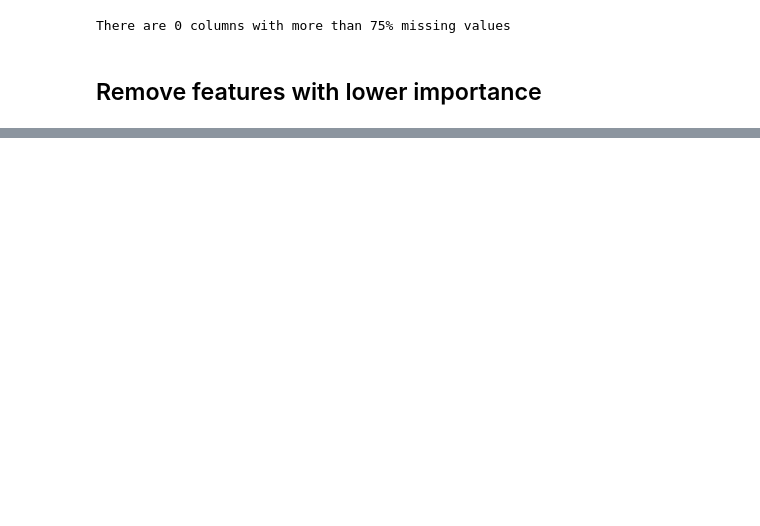
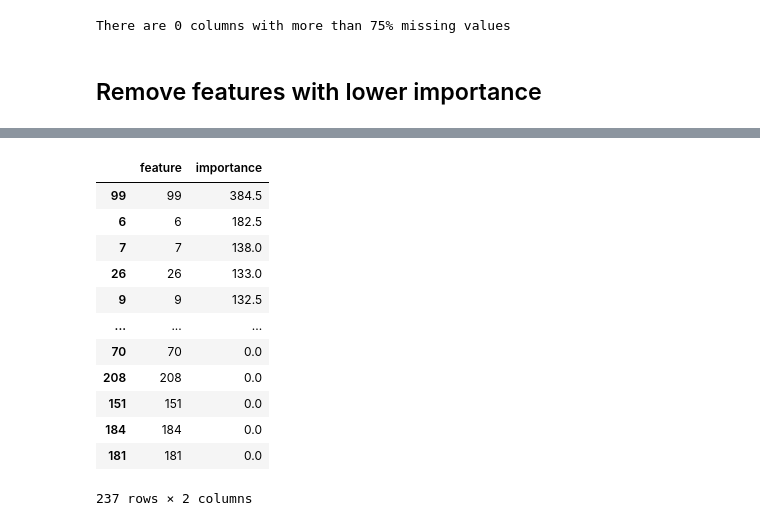
Before and after one commit to roenchina/FinTech_DefaultRisk, a Jupyter notebook: feature_engineering.ipynb, the cells around one changed output, grey strips where cells are left out. Cells and saved outputs as stored; diff of their text form; code cells hidden in the pictures; blank space fills up the shorter version.

```diff
--- a/feature_engineering.ipynb
+++ b/feature_engineering.ipynb
@@ -404,3 +420,19 @@ feature_importances.head()
+# %%
+feature_importances
+# %% [output]
+|  | feature | importance |
+| 99 | 99 | 384.5 |
+| 6 | 6 | 182.5 |
+| 7 | 7 | 138.0 |
+| 26 | 26 | 133.0 |
+| 9 | 9 | 132.5 |
+| ... | ... | ... |
+| 70 | 70 | 0.0 |
+| 208 | 208 | 0.0 |
+| 151 | 151 | 0.0 |
+| 184 | 184 | 0.0 |
+| 181 | 181 | 0.0 |
+237 rows × 2 columns
 # %%
 # Find the features with zero importance
 zero_features = list(feature_importances[feature_importances['importance'] == 0.0]['feature'])
```
Also changed, not shown: parts of 18 cells of this notebook, 3 other files.
